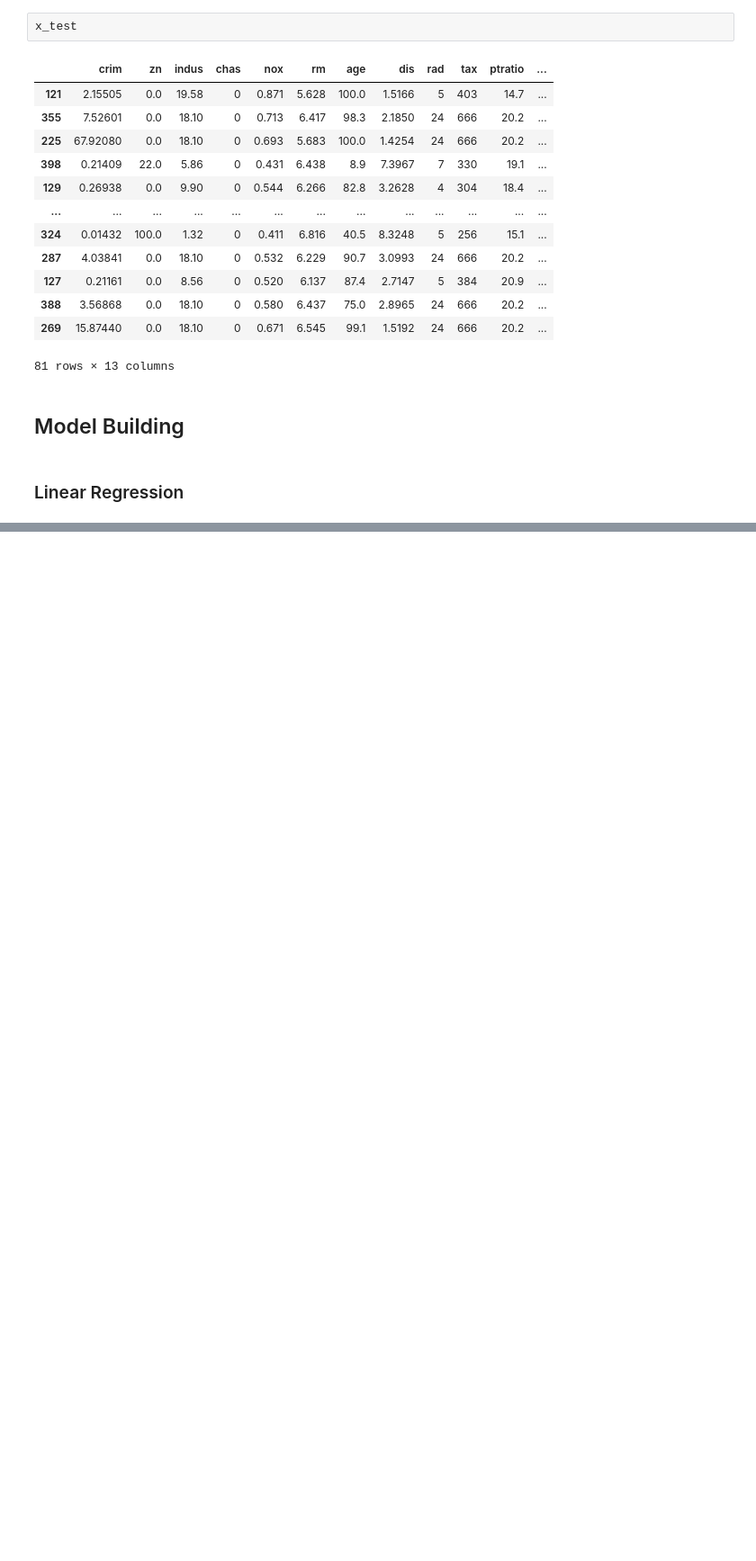
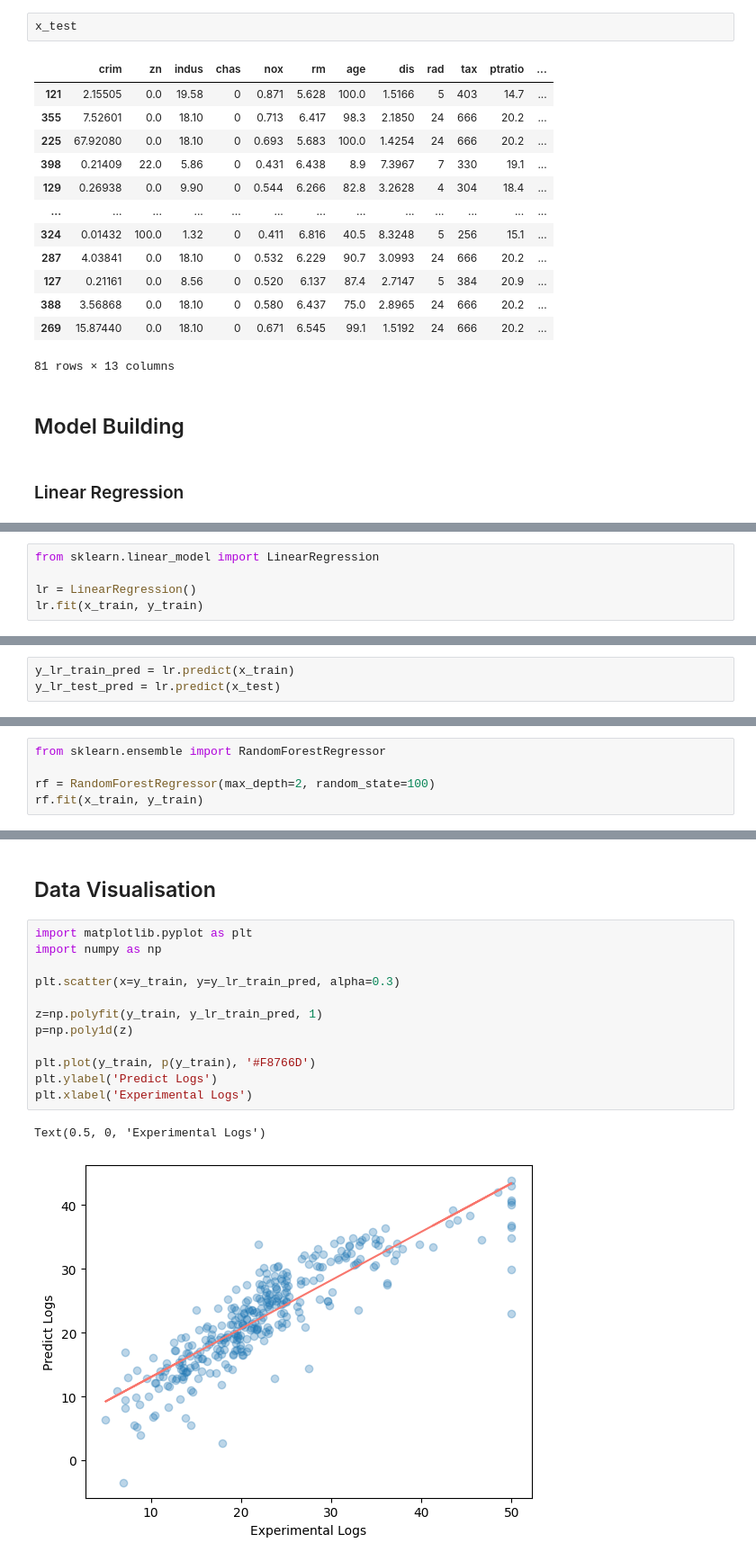
Before and after one commit to Hoz3/ML, a Jupyter notebook: notebooks/ML_Learning.ipynb, the cells around one changed output, grey strips where cells are left out. Shown: that part at 90% size. Drawn from its saved outputs; the diff is of its cells as text; blank space fills up the shorter version.

```diff
--- a/notebooks/ML_Learning.ipynb
+++ b/notebooks/ML_Learning.ipynb
@@ -105,0 +108,5 @@ x_test
+# %%
+from sklearn.linear_model import LinearRegression
+
+lr = LinearRegression()
+lr.fit(x_train, y_train)
@@ -105,0 +117,3 @@ x_test
+# %%
+y_lr_train_pred = lr.predict(x_train)
+y_lr_test_pred = lr.predict(x_test)
@@ -105,0 +197,5 @@ x_test
+# %%
+from sklearn.ensemble import RandomForestRegressor
+
+rf = RandomForestRegressor(max_depth=2, random_state=100)
+rf.fit(x_train, y_train)
@@ -105,0 +241,17 @@ x_test
+# %% [markdown]
+## Data Visualisation
+# %%
+import matplotlib.pyplot as plt
+import numpy as np
+
+plt.scatter(x=y_train, y=y_lr_train_pred, alpha=0.3)
+
+z=np.polyfit(y_train, y_lr_train_pred, 1)
+p=np.poly1d(z)
+
+plt.plot(y_train, p(y_train), '#F8766D')
+plt.ylabel('Predict Logs')
+plt.xlabel('Experimental Logs')
+# %% [output]
+Text(0.5, 0, 'Experimental Logs')
+[figure, added]
```
Also changed, not shown: parts of 25 cells of this notebook.
